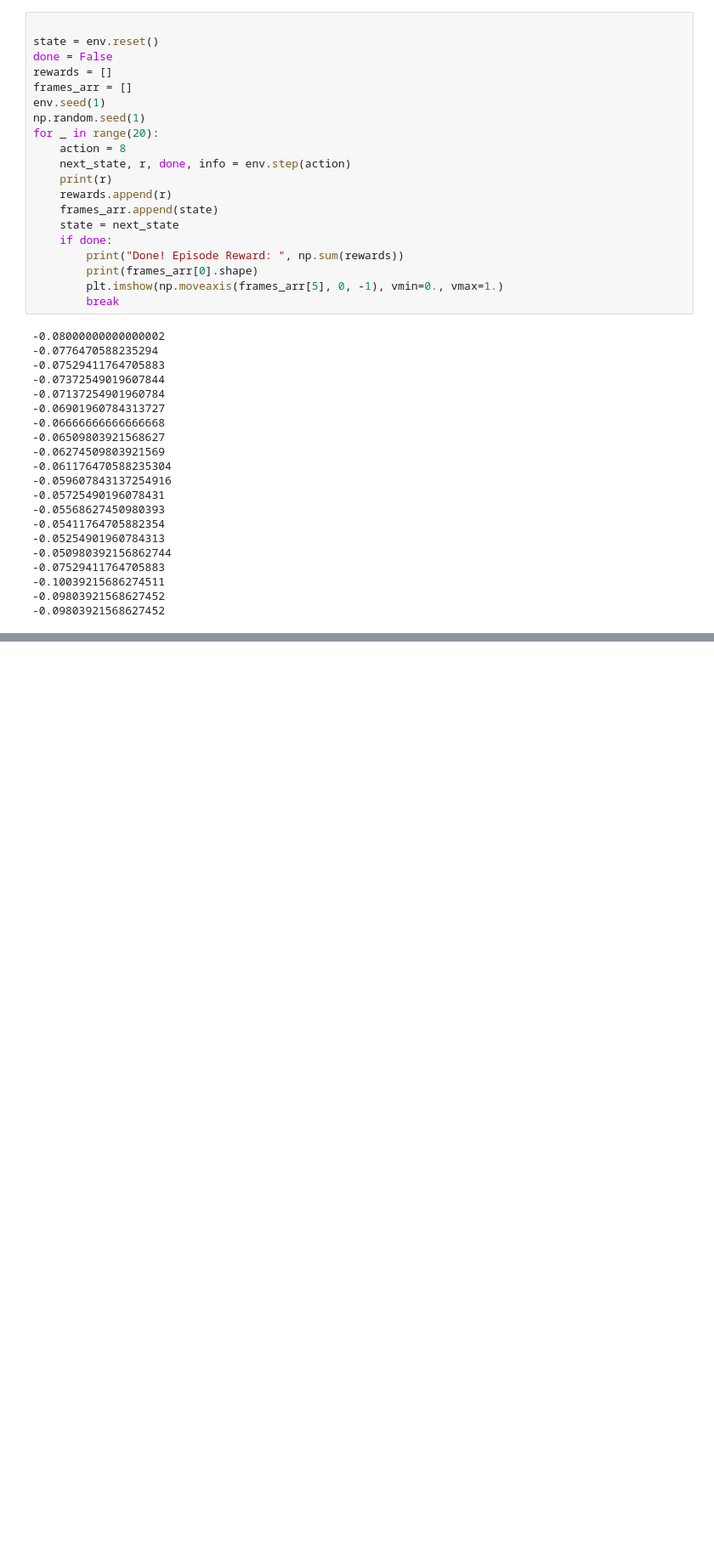
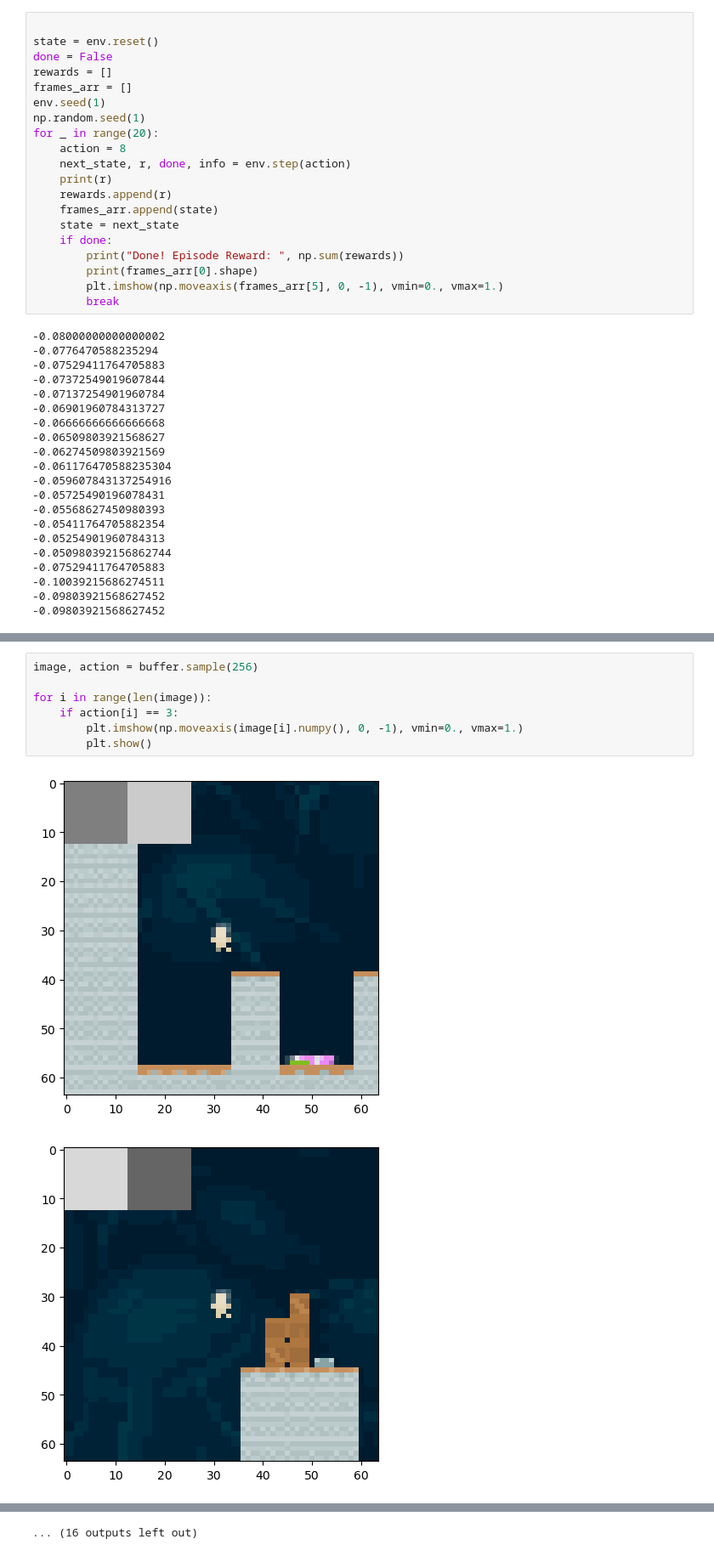
Before and after one commit to manusimidt/jku_master_thesis, a Jupyter notebook: coinrun/visualize_env.ipynb, the cells around one changed output, grey strips where cells are left out. Shown at 85% size. Cells and saved outputs as stored; diff of their text form; blank space fills up the shorter version.

```diff
--- a/coinrun/visualize_env.ipynb
+++ b/coinrun/visualize_env.ipynb
@@ -72,0 +113,10 @@ for _ in range(20):
+# %%
+image, action = buffer.sample(256)
+
+for i in range(len(image)):
+    if action[i] == 3:
+        plt.imshow(np.moveaxis(image[i].numpy(), 0, -1), vmin=0., vmax=1.)
+        plt.show()
+# %% [output]
+[figure, added]
+[figure, added]
@@ -72,0 +133 @@ for _ in range(20):
+... (16 outputs left out)
```
Also changed, not shown: parts of 5 cells of this notebook, 9 other files.
